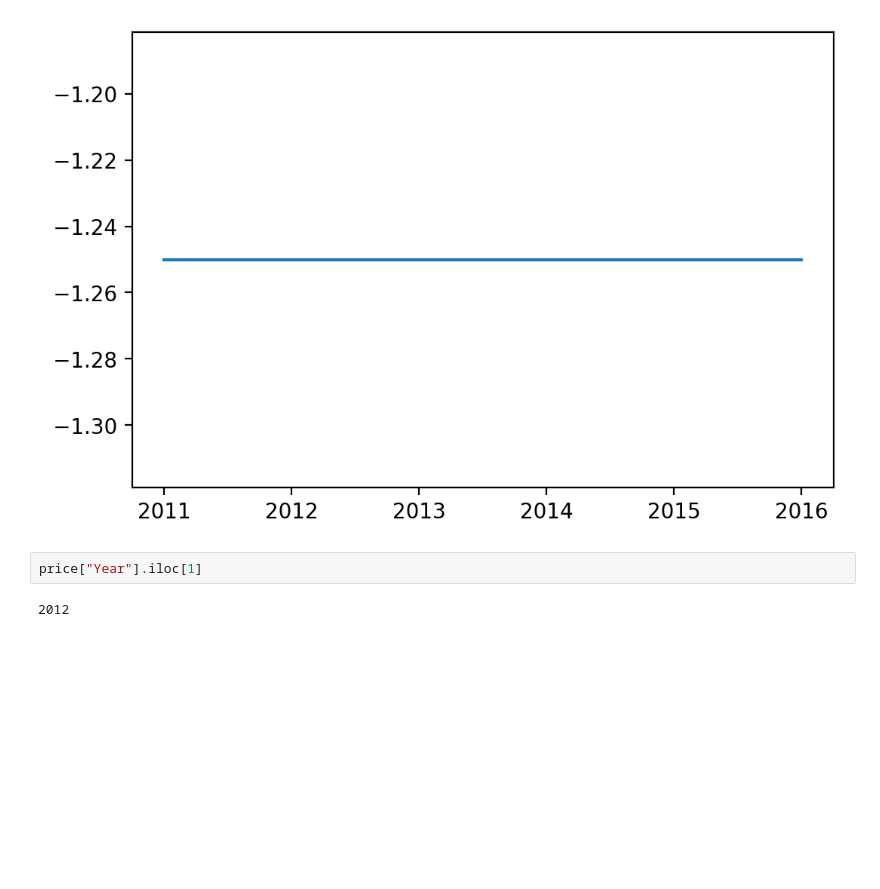
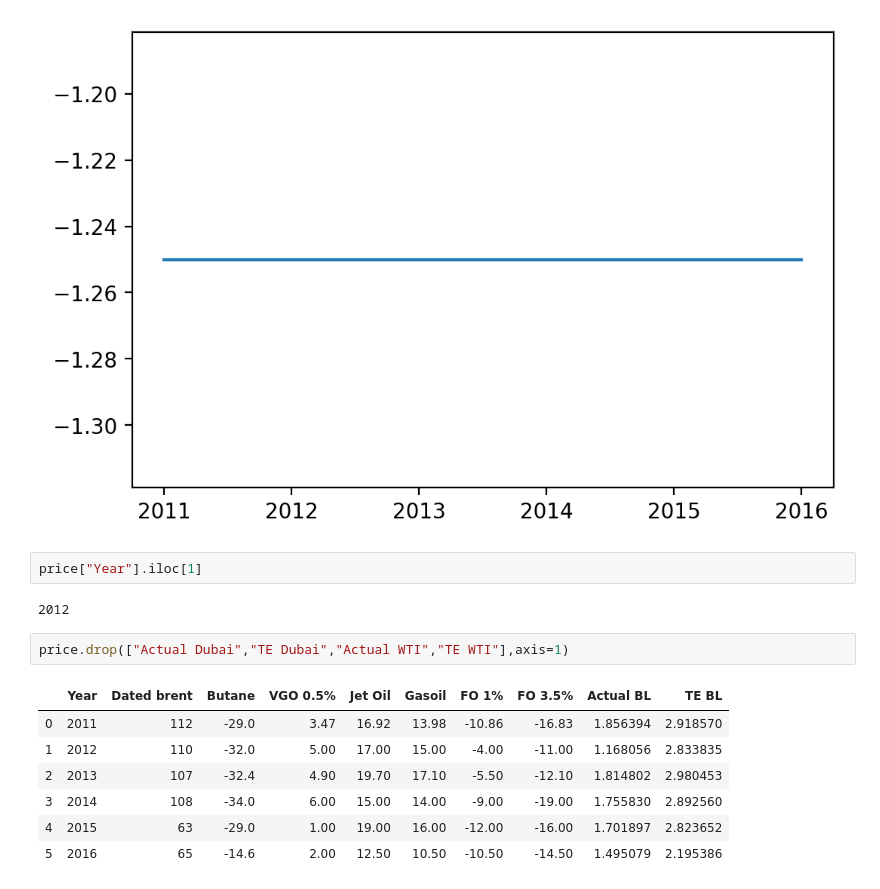
Before and after one commit to kaibawong/differential, a Jupyter notebook: Bonnylight_pred.ipynb, the cells around one changed output. Drawn from its saved outputs; the diff is of its cells as text; blank space fills up the shorter version.

```diff
--- a/Bonnylight_pred.ipynb
+++ b/Bonnylight_pred.ipynb
@@ -162,3 +162,13 @@ plt.plot([price["Year"].iloc[0],price["Year"].iloc[-1]],[-1.25,-1.25])
 price["Year"].iloc[1]
 # %% [output]
 2012
+# %%
+price.drop(["Actual Dubai","TE Dubai","Actual WTI","TE WTI"],axis=1)
+# %% [output]
+|  | Year | Dated brent | Butane | VGO 0.5% | Jet Oil | Gasoil | FO 1% | FO 3.5% | Actual BL | TE BL |
+| 0 | 2011 | 112 | -29.0 | 3.47 | 16.92 | 13.98 | -10.86 | -16.83 | 1.856394 | 2.918570 |
+| 1 | 2012 | 110 | -32.0 | 5.00 | 17.00 | 15.00 | -4.00 | -11.00 | 1.168056 | 2.833835 |
+| 2 | 2013 | 107 | -32.4 | 4.90 | 19.70 | 17.10 | -5.50 | -12.10 | 1.814802 | 2.980453 |
+| 3 | 2014 | 108 | -34.0 | 6.00 | 15.00 | 14.00 | -9.00 | -19.00 | 1.755830 | 2.892560 |
+| 4 | 2015 | 63 | -29.0 | 1.00 | 19.00 | 16.00 | -12.00 | -16.00 | 1.701897 | 2.823652 |
+| 5 | 2016 | 65 | -14.6 | 2.00 | 12.50 | 10.50 | -10.50 | -14.50 | 1.495079 | 2.195386 |
```
Also changed, not shown: 5 other files.
